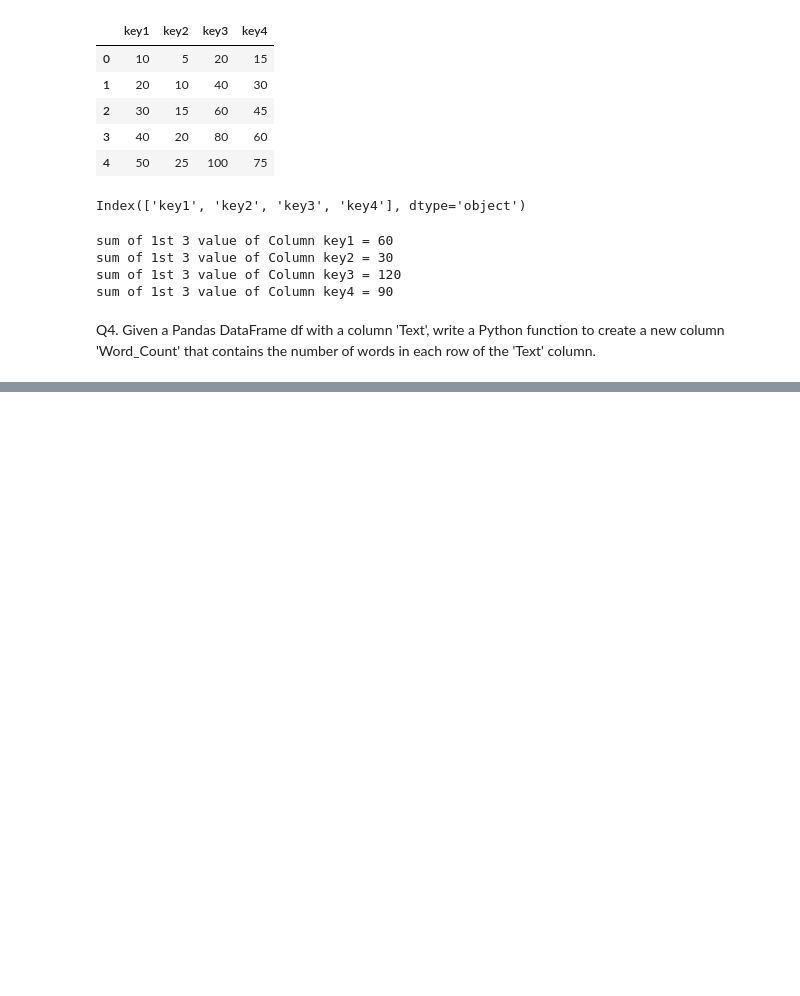
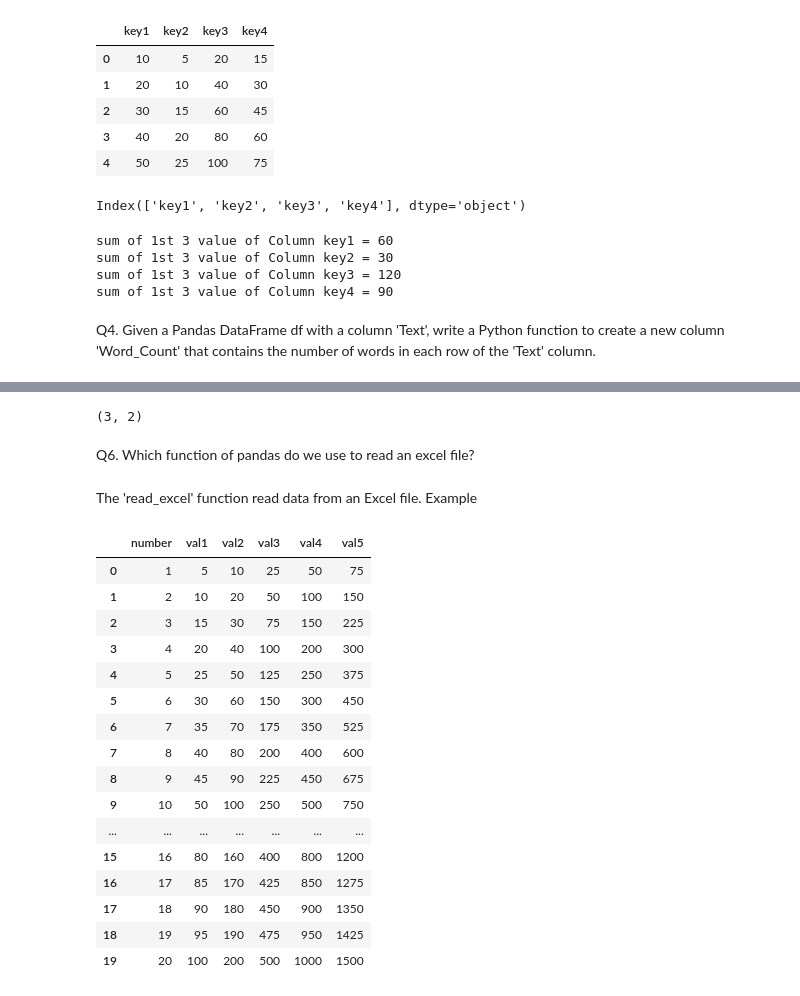
Before and after one commit to poojav5475/My_Assignment, a Jupyter notebook: padas_adv1.ipynb, the cells around one changed output, grey strips where cells are left out. Saved outputs shown, nothing was run; the diff lists cells and outputs as text; code cells hidden in the pictures; blank space fills up the shorter version.

```diff
--- a/padas_adv1.ipynb
+++ b/padas_adv1.ipynb
@@ -149,0 +202,29 @@ Q4. Given a Pandas DataFrame df with a column 'Text', write a Python function to
+# %%
+df.shape
+# %% [output]
+(3, 2)
+# %% [markdown]
+Q6. Which function of pandas do we use to read an excel file?
+# %% [markdown]
+The 'read_excel' function read data from an Excel file.
+Example
+# %%
+pd.read_excel('C:\Data Science\Files\data3.xlsx')
+# %% [output]
+|  | number | val1 | val2 | val3 | val4 | val5 |
+| 0 | 1 | 5 | 10 | 25 | 50 | 75 |
+| 1 | 2 | 10 | 20 | 50 | 100 | 150 |
+| 2 | 3 | 15 | 30 | 75 | 150 | 225 |
+| 3 | 4 | 20 | 40 | 100 | 200 | 300 |
+| 4 | 5 | 25 | 50 | 125 | 250 | 375 |
+| 5 | 6 | 30 | 60 | 150 | 300 | 450 |
+| 6 | 7 | 35 | 70 | 175 | 350 | 525 |
+| 7 | 8 | 40 | 80 | 200 | 400 | 600 |
+| 8 | 9 | 45 | 90 | 225 | 450 | 675 |
+| 9 | 10 | 50 | 100 | 250 | 500 | 750 |
+| ... | ... | ... | ... | ... | ... | ... |
+| 15 | 16 | 80 | 160 | 400 | 800 | 1200 |
+| 16 | 17 | 85 | 170 | 425 | 850 | 1275 |
+| 17 | 18 | 90 | 180 | 450 | 900 | 1350 |
+| 18 | 19 | 95 | 190 | 475 | 950 | 1425 |
+| 19 | 20 | 100 | 200 | 500 | 1000 | 1500 |
```
Also changed, not shown: parts of 50 cells of this notebook.
